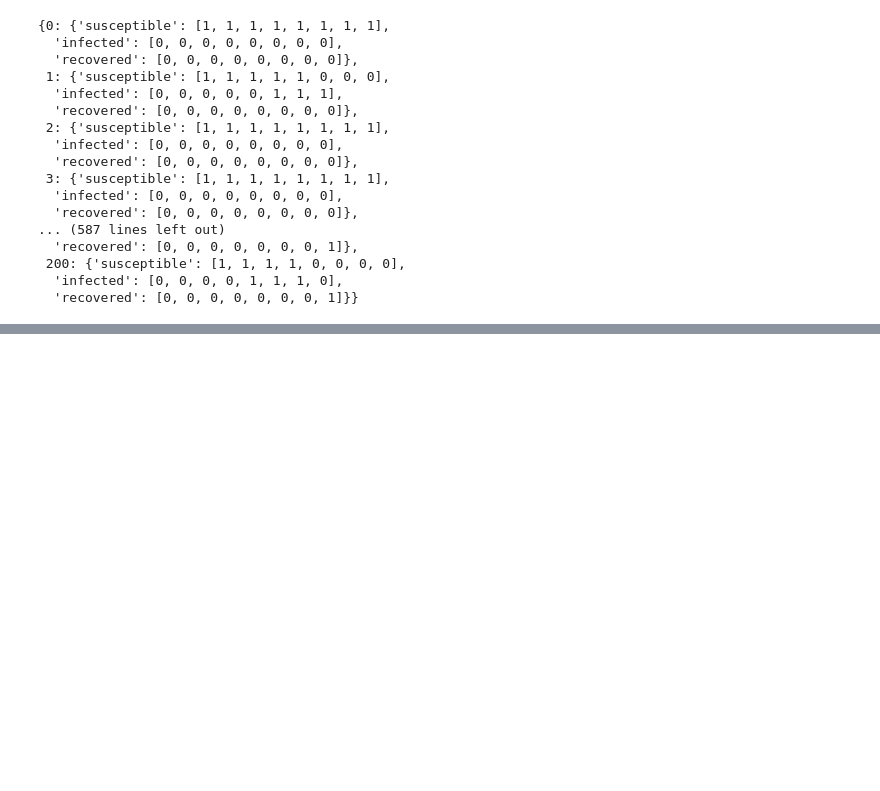
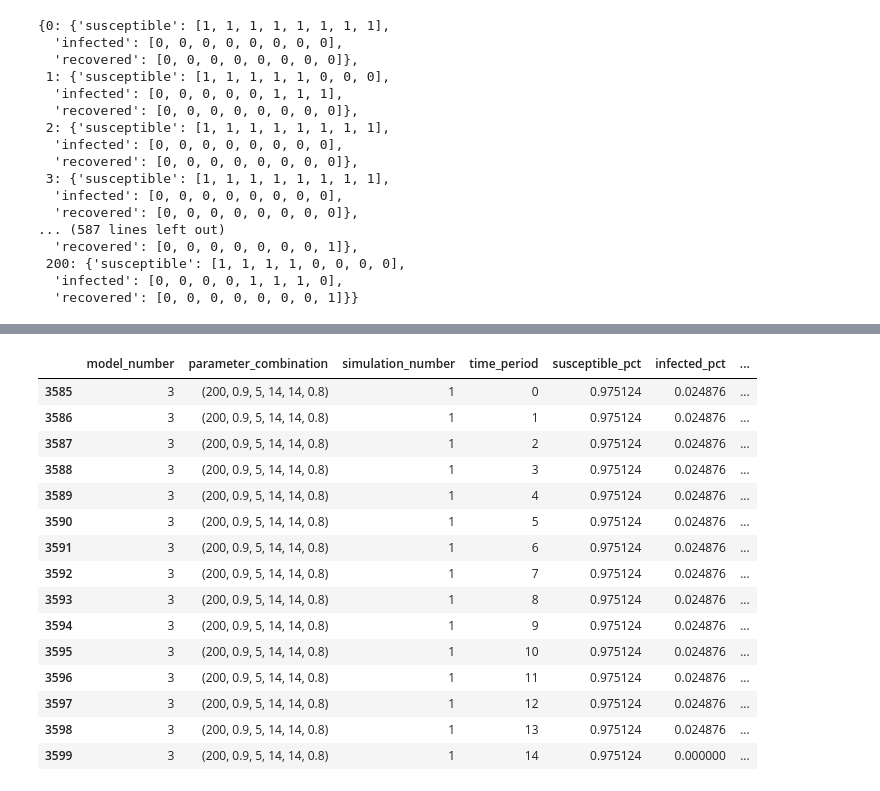
Before and after one commit to DanJar96/networks_project, a Jupyter notebook: testing_rig.ipynb, the cells around one changed output, grey strips where cells are left out. Cells and saved outputs as stored; diff of their text form; code cells hidden in the pictures; blank space fills up the shorter version.

```diff
--- a/testing_rig.ipynb
+++ b/testing_rig.ipynb
@@ -161,0 +119,3 @@ Finished round number 1944 out of 1944!
+# %%
+
+df = simulation(parameter_combinations = param_combos, no_simulations = 2, time_periods = 100)
@@ -170,0 +160,21 @@ f.close()
+# %%
+"""
+params = [
+n_nodes,
+p_infections,
+n_infecteds,
+infection_periods,
+recovery_period,
+percolation
+]
+
+"""
+
+
+df_real = pd.DataFrame(df)
+df_real['number_nodes'] = df_real.parameter_combination.apply(lambda x: list(x)[0])
+df_real['p_infection'] = df_real.parameter_combination.apply(lambda x: list(x)[1])
+df_real['n_infected'] = df_real.parameter_combination.apply(lambda x: list(x)[2])
+df_real['infection_period'] = df_real.parameter_combination.apply(lambda x: list(x)[3])
+df_real['recovery_period'] = df_real.parameter_combination.apply(lambda x: list(x)[4])
+df_real['percolation'] = df_real.parameter_combination.apply(lambda x: list(x)[5])
@@ -170,0 +197,21 @@ f.close()
+# %%
+df_real[(df_real.parameter_combination == (200,0.9,5,14,14,0.8)) &\
+        (df_real.simulation_number == df_real.simulation_number.max()) &\
+        (df_real.model_number == 3)]
+# %% [output]
+|  | model_number | parameter_combination | simulation_number | time_period | susceptible_pct | infected_pct | ... |
+| 3585 | 3 | (200, 0.9, 5, 14, 14, 0.8) | 1 | 0 | 0.975124 | 0.024876 | ... |
+| 3586 | 3 | (200, 0.9, 5, 14, 14, 0.8) | 1 | 1 | 0.975124 | 0.024876 | ... |
+| 3587 | 3 | (200, 0.9, 5, 14, 14, 0.8) | 1 | 2 | 0.975124 | 0.024876 | ... |
+| 3588 | 3 | (200, 0.9, 5, 14, 14, 0.8) | 1 | 3 | 0.975124 | 0.024876 | ... |
+| 3589 | 3 | (200, 0.9, 5, 14, 14, 0.8) | 1 | 4 | 0.975124 | 0.024876 | ... |
+| 3590 | 3 | (200, 0.9, 5, 14, 14, 0.8) | 1 | 5 | 0.975124 | 0.024876 | ... |
+| 3591 | 3 | (200, 0.9, 5, 14, 14, 0.8) | 1 | 6 | 0.975124 | 0.024876 | ... |
+| 3592 | 3 | (200, 0.9, 5, 14, 14, 0.8) | 1 | 7 | 0.975124 | 0.024876 | ... |
+| 3593 | 3 | (200, 0.9, 5, 14, 14, 0.8) | 1 | 8 | 0.975124 | 0.024876 | ... |
+| 3594 | 3 | (200, 0.9, 5, 14, 14, 0.8) | 1 | 9 | 0.975124 | 0.024876 | ... |
+| 3595 | 3 | (200, 0.9, 5, 14, 14, 0.8) | 1 | 10 | 0.975124 | 0.024876 | ... |
+| 3596 | 3 | (200, 0.9, 5, 14, 14, 0.8) | 1 | 11 | 0.975124 | 0.024876 | ... |
+| 3597 | 3 | (200, 0.9, 5, 14, 14, 0.8) | 1 | 12 | 0.975124 | 0.024876 | ... |
+| 3598 | 3 | (200, 0.9, 5, 14, 14, 0.8) | 1 | 13 | 0.975124 | 0.024876 | ... |
+| 3599 | 3 | (200, 0.9, 5, 14, 14, 0.8) | 1 | 14 | 0.975124 | 0.000000 | ... |
```
Also changed, not shown: parts of 5 cells of this notebook, 1 other file.
